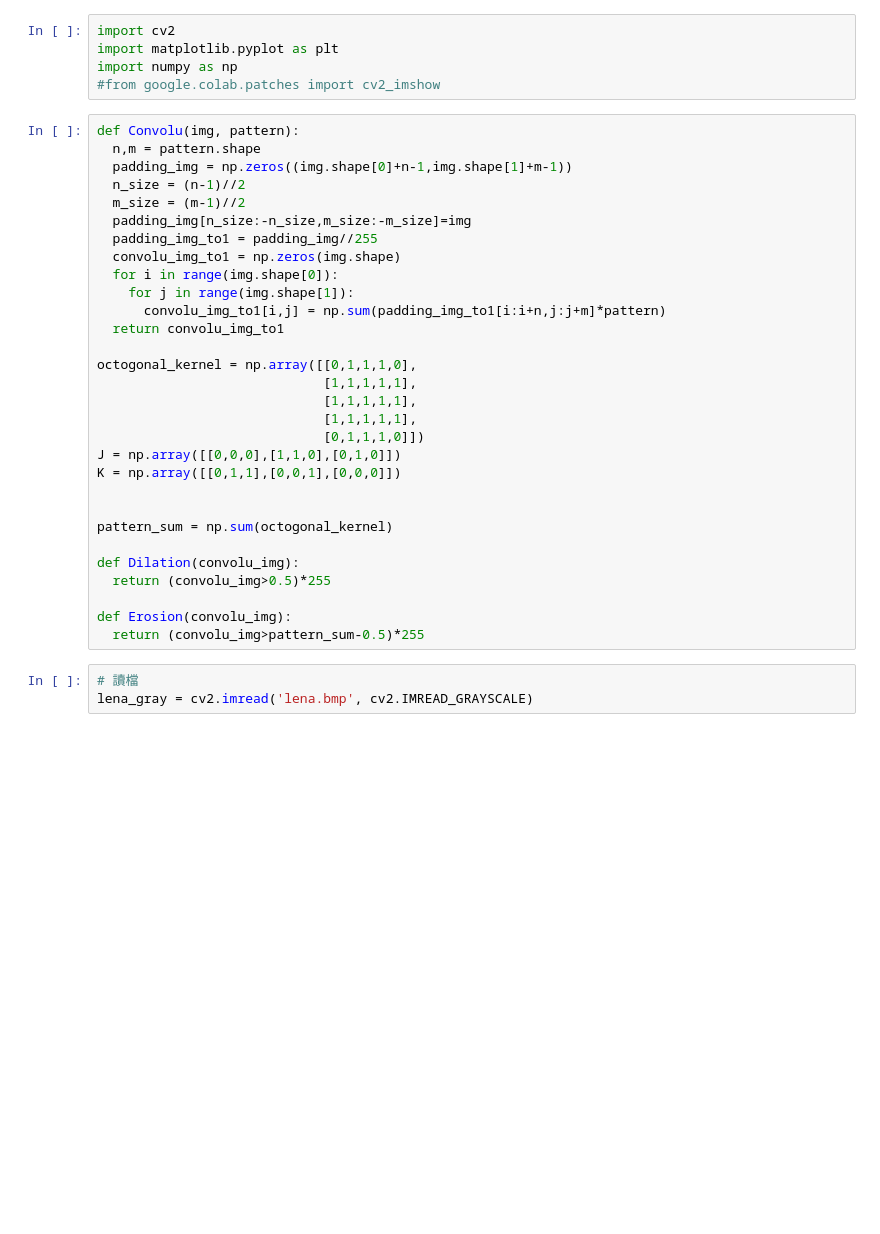
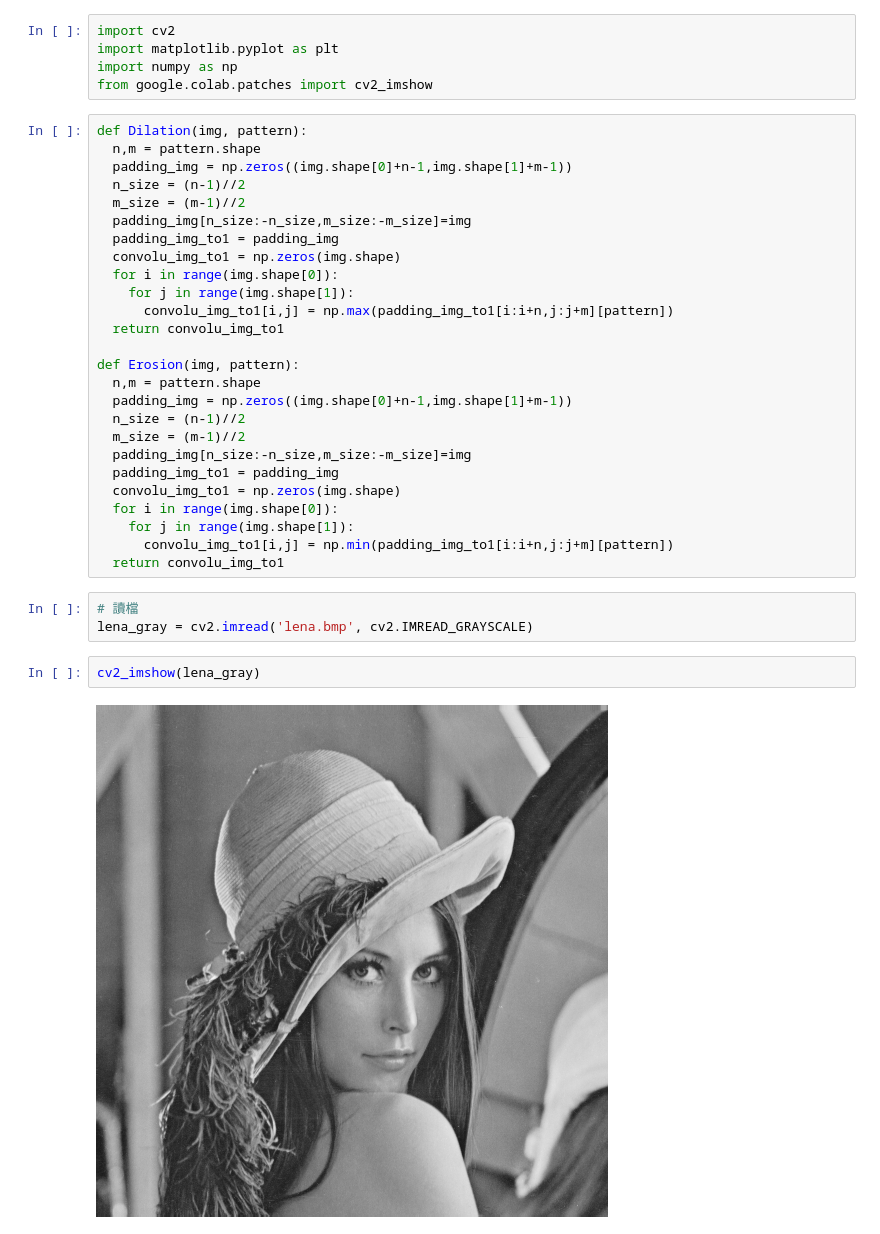
Before and after one commit to w95wayne10/computer_vision, a Jupyter notebook: summary.ipynb, the cells around one changed output. Cells and saved outputs as stored; diff of their text form; blank space fills up the shorter version.

```diff
--- a/summary.ipynb
+++ b/summary.ipynb
@@ -4,38 +4,38 @@
 import cv2
 import matplotlib.pyplot as plt
 import numpy as np
-#from google.colab.patches import cv2_imshow
+from google.colab.patches import cv2_imshow
 # %%
-def Convolu(img, pattern):
+def Dilation(img, pattern):
   n,m = pattern.shape
   padding_img = np.zeros((img.shape[0]+n-1,img.shape[1]+m-1))
   n_size = (n-1)//2
   m_size = (m-1)//2
   padding_img[n_size:-n_size,m_size:-m_size]=img
-  padding_img_to1 = padding_img//255
+  padding_img_to1 = padding_img
   convolu_img_to1 = np.zeros(img.shape)
   for i in range(img.shape[0]):
     for j in range(img.shape[1]):
-      convolu_img_to1[i,j] = np.sum(padding_img_to1[i:i+n,j:j+m]*pattern)
+      convolu_img_to1[i,j] = np.max(padding_img_to1[i:i+n,j:j+m][pattern])
   return convolu_img_to1
 
-octogonal_kernel = np.array([[0,1,1,1,0],
-                             [1,1,1,1,1],
-                             [1,1,1,1,1],
-                             [1,1,1,1,1],
-                             [0,1,1,1,0]])
-J = np.array([[0,0,0],[1,1,0],[0,1,0]])
-K = np.array([[0,1,1],[0,0,1],[0,0,0]])
-
-
-pattern_sum = np.sum(octogonal_kernel)
-
-def Dilation(convolu_img):
-  return (convolu_img>0.5)*255
-
-def Erosion(convolu_img):
-  return (convolu_img>pattern_sum-0.5)*255
+def Erosion(img, pattern):
+  n,m = pattern.shape
+  padding_img = np.zeros((img.shape[0]+n-1,img.shape[1]+m-1))
+  n_size = (n-1)//2
+  m_size = (m-1)//2
+  padding_img[n_size:-n_size,m_size:-m_size]=img
+  padding_img_to1 = padding_img
+  convolu_img_to1 = np.zeros(img.shape)
+  for i in range(img.shape[0]):
+    for j in range(img.shape[1]):
+      convolu_img_to1[i,j] = np.min(padding_img_to1[i:i+n,j:j+m][pattern])
+  return convolu_img_to1
 # %%
 # 讀檔
 lena_gray = cv2.imread('lena.bmp', cv2.IMREAD_GRAYSCALE)
+# %%
+cv2_imshow(lena_gray)
+# %% [output]
+[figure, added]
 # %%
```
Also changed, not shown: parts of 13 cells of this notebook.
